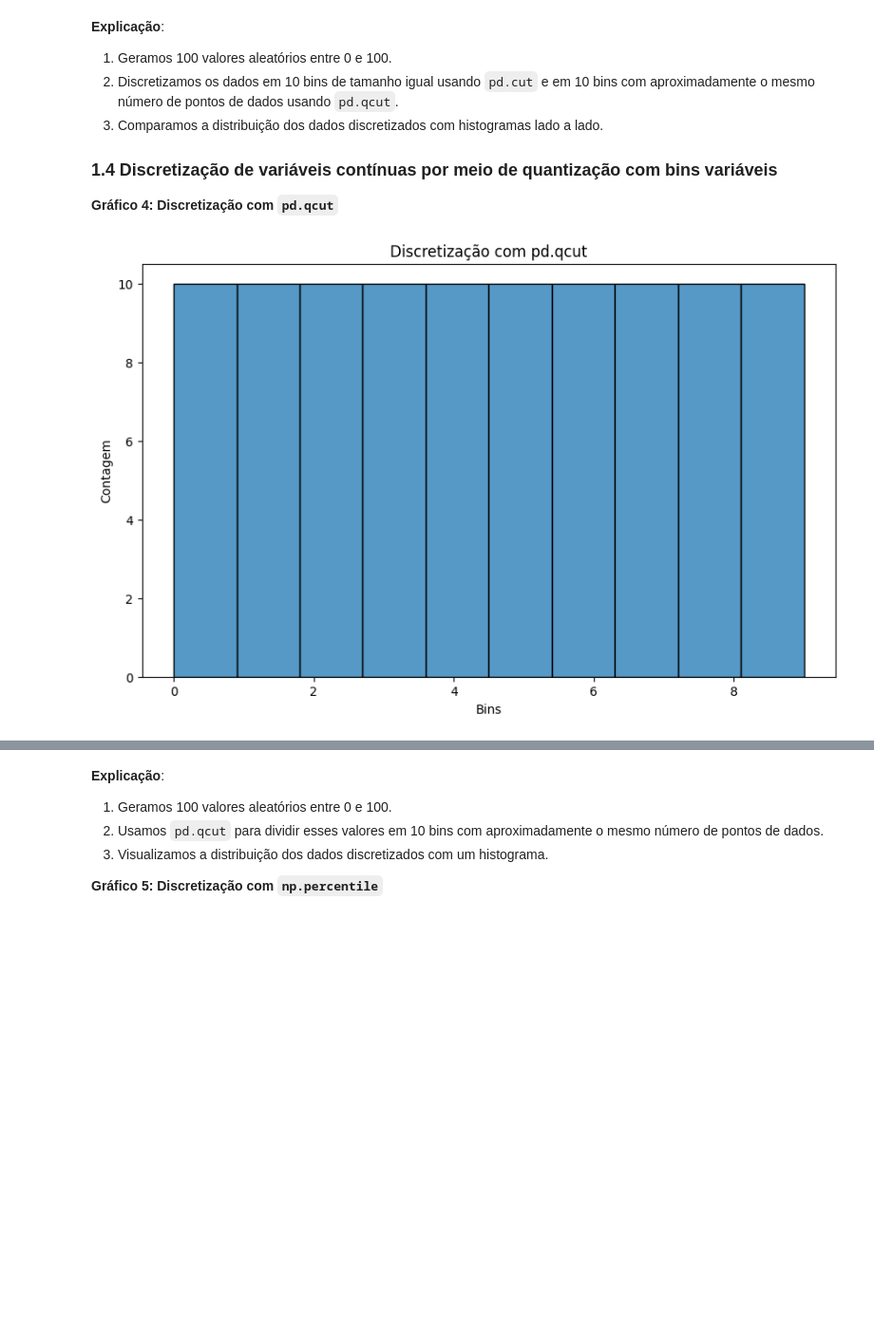
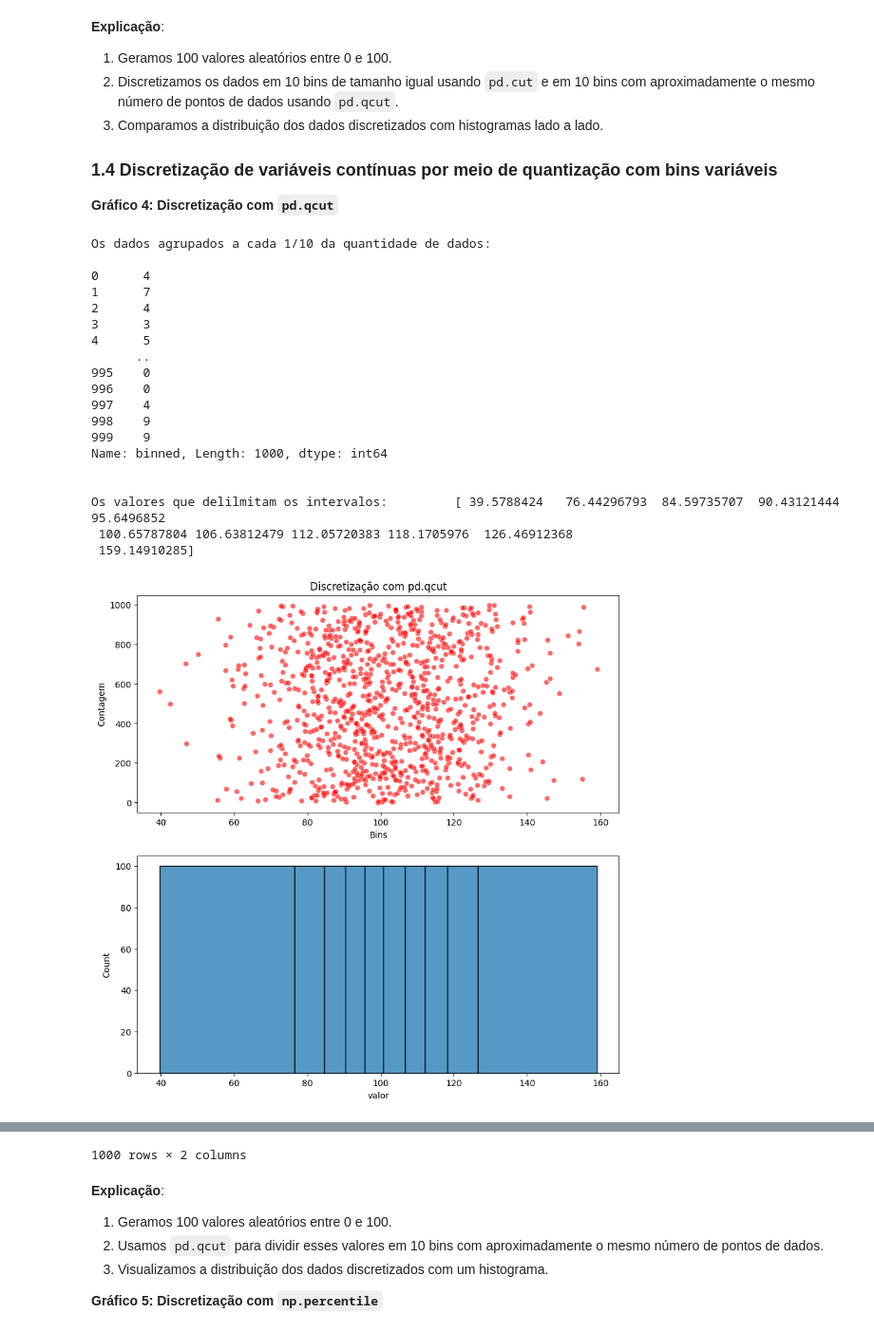
Before and after one commit to dacioms/DacioFeature3_24, a Jupyter notebook: 01_numericos/003_exemplosComExibição.ipynb, the cells around one changed output, grey strips where cells are left out. Shown at 95% size. Drawn from its saved outputs; the diff is of its cells as text; code cells hidden in the pictures; blank space fills up the shorter version.

```diff
--- a/01_numericos/003_exemplosComExibição.ipynb
+++ b/01_numericos/003_exemplosComExibição.ipynb
@@ -134,22 +142,51 @@ plt.show()
 # %%
 import pandas as pd
 import numpy as np
 import matplotlib.pyplot as plt
 import seaborn as sns
 
 # Dados de exemplo
-data = {'valor': np.random.rand(100) * 100}
+data = {'valor': np.random.randn(1000) * 20 + 100 }
 df = pd.DataFrame(data)
 
 # Discretização com bins variáveis
-df['binned'] = pd.qcut(df['valor'], q=10, labels=False)
+df['binned'], intervalos = pd.qcut(df['valor'], q=10, labels=False, retbins=True)
+print('Os dados agrupados a cada 1/10 da quantidade de dados:\n')
+print(df['binned'])
 
-# Gráfico
-plt.figure(figsize=(10, 6))
-sns.histplot(df['binned'], bins=10, kde=False)
+print('\n\nOs valores que delilmitam os intervalos:\t', intervalos)
+# Plotagem dos dados discretizados
+
+
+plt.figure(figsize=(10, 10))
+plt.subplot(2,1,2)
+sns.histplot(df['valor'], bins=intervalos, kde=False)
+plt.subplot(2,1,1)
+sns.scatterplot(y = range(len(df['valor'])), x= df['valor'], c='red', alpha=0.6)
 plt.title('Discretização com pd.qcut')
 plt.xlabel('Bins')
 plt.ylabel('Contagem')
 plt.show()
+
+df
 # %% [output]
+Os dados agrupados a cada 1/10 da quantidade de dados:
+
+0      4
+1      7
+2      4
+3      3
+4      5
+      ..
+995    0
+996    0
+997    4
+998    9
+999    9
+Name: binned, Length: 1000, dtype: int64
+
+
+Os valores que delilmitam os intervalos:         [ 39.5788424   76.44296793  84.59735707  90.43121444  95.6496852
+ 100.65787804 106.63812479 112.05720383 118.1705976  126.46912368
+ 159.14910285]
-[figure, old version]
+[figure, new version]
@@ -156,3 +205,4 @@ plt.show()
+1000 rows × 2 columns
 # %% [markdown]
 **Explicação**:
 1. Geramos 100 valores aleatórios entre 0 e 100.
```
Also changed, not shown: parts of 10 cells of this notebook, 7 other files.
